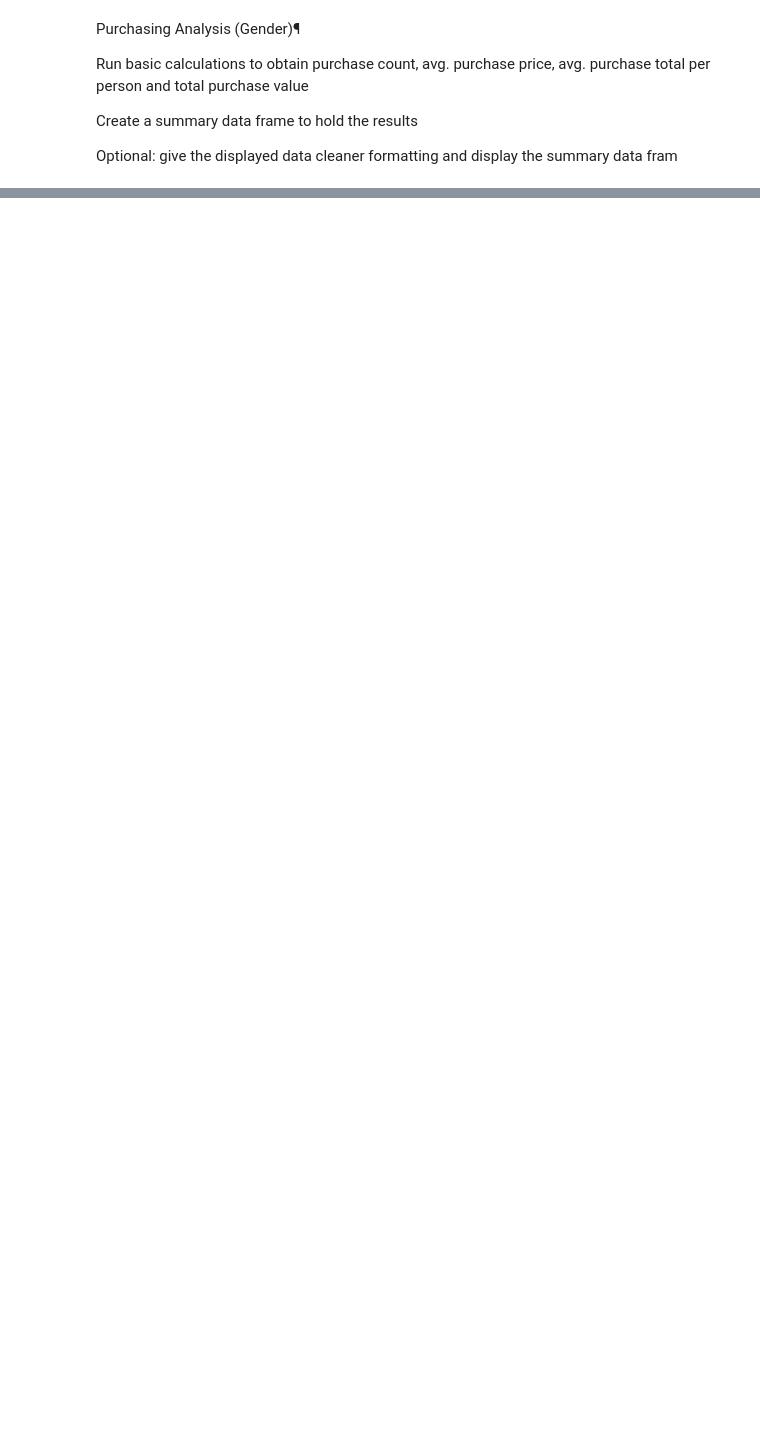
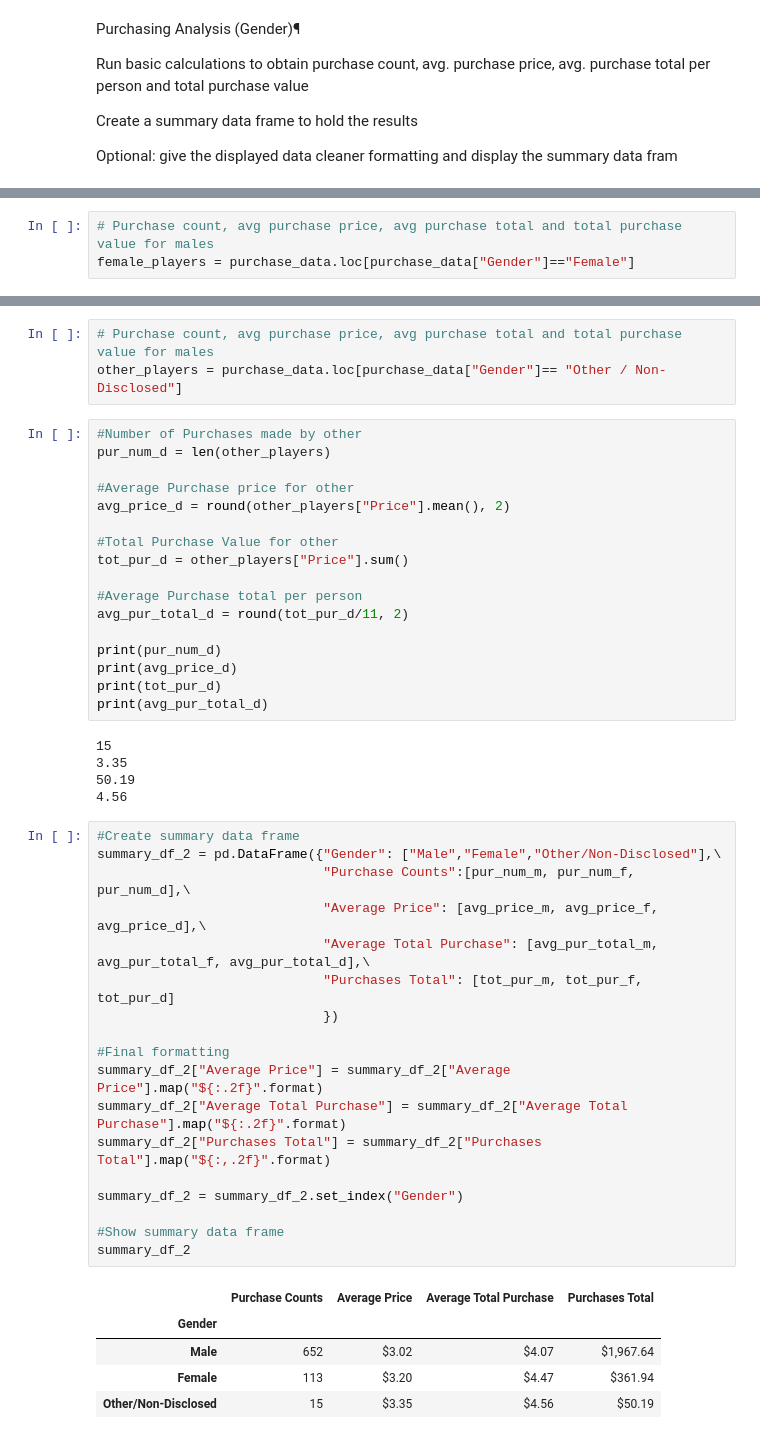
Before and after one commit to mawothe/HomeworkRepo, a Jupyter notebook: Homework_4/HeroesOfPymoli/Heros of Pymoli Code.ipynb, the cells around one changed output, grey strips where cells are left out. Drawn from its saved outputs; the diff is of its cells as text; blank space fills up the shorter version.

```diff
--- a/Homework_4/HeroesOfPymoli/Heros of Pymoli Code.ipynb
+++ b/Homework_4/HeroesOfPymoli/Heros of Pymoli Code.ipynb
@@ -151,0 +169,3 @@ KeyError: 'the label [1] is not in the [columns]'
+# %%
+# Purchase count, avg purchase price, avg purchase total and total purchase value for males
+female_players = purchase_data.loc[purchase_data["Gender"]=="Female"]
@@ -151,0 +194,49 @@ KeyError: 'the label [1] is not in the [columns]'
+# %%
+# Purchase count, avg purchase price, avg purchase total and total purchase value for males
+other_players = purchase_data.loc[purchase_data["Gender"]== "Other / Non-Disclosed"]
+# %%
+#Number of Purchases made by other
+pur_num_d = len(other_players)
+
+#Average Purchase price for other
+avg_price_d = round(other_players["Price"].mean(), 2)
+
+#Total Purchase Value for other
+tot_pur_d = other_players["Price"].sum()
+
+#Average Purchase total per person
+avg_pur_total_d = round(tot_pur_d/11, 2)
+
+print(pur_num_d)
+print(avg_price_d)
+print(tot_pur_d)
+print(avg_pur_total_d)
+# %% [output]
+15
+3.35
+50.19
+4.56
+# %%
+#Create summary data frame
+summary_df_2 = pd.DataFrame({"Gender": ["Male","Female","Other/Non-Disclosed"],\
+                             "Purchase Counts":[pur_num_m, pur_num_f, pur_num_d],\
+                             "Average Price": [avg_price_m, avg_price_f, avg_price_d],\
+                             "Average Total Purchase": [avg_pur_total_m, avg_pur_total_f, avg_pur_total_d],\
+                             "Purchases Total": [tot_pur_m, tot_pur_f, tot_pur_d]
+                             })
+
+#Final formatting
+summary_df_2["Average Price"] = summary_df_2["Average Price"].map("${:.2f}".format)
+summary_df_2["Average Total Purchase"] = summary_df_2["Average Total Purchase"].map("${:.2f}".format)
+summary_df_2["Purchases Total"] = summary_df_2["Purchases Total"].map("${:,.2f}".format)
+
+summary_df_2 = summary_df_2.set_index("Gender")
+
+#Show summary data frame
+summary_df_2
+# %% [output]
+|  | Purchase Counts | Average Price | Average Total Purchase | Purchases Total |
+| Gender |  |  |  |  |
+| Male | 652 | $3.02 | $4.07 | $1,967.64 |
+| Female | 113 | $3.20 | $4.47 | $361.94 |
+| Other/Non-Disclosed | 15 | $3.35 | $4.56 | $50.19 |
```
Also changed, not shown: parts of 22 cells of this notebook.
